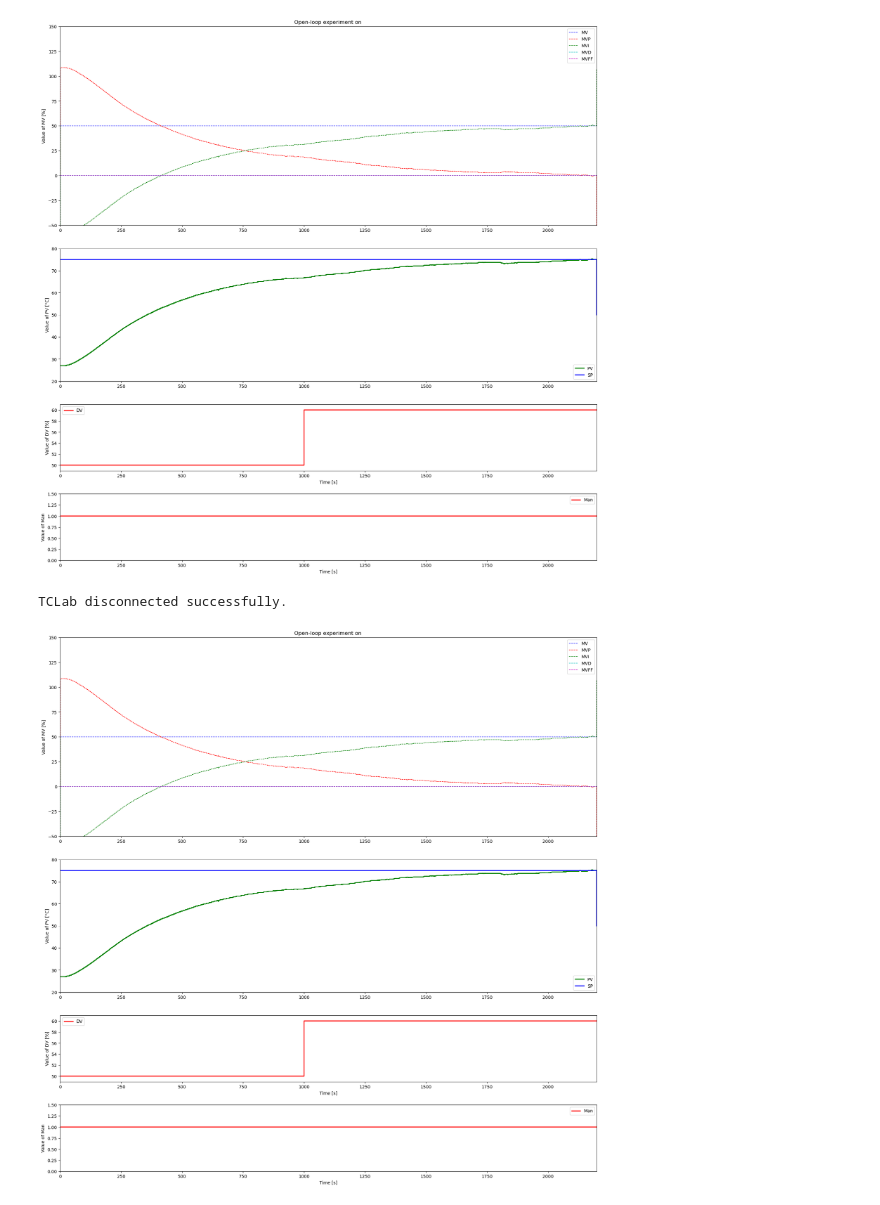
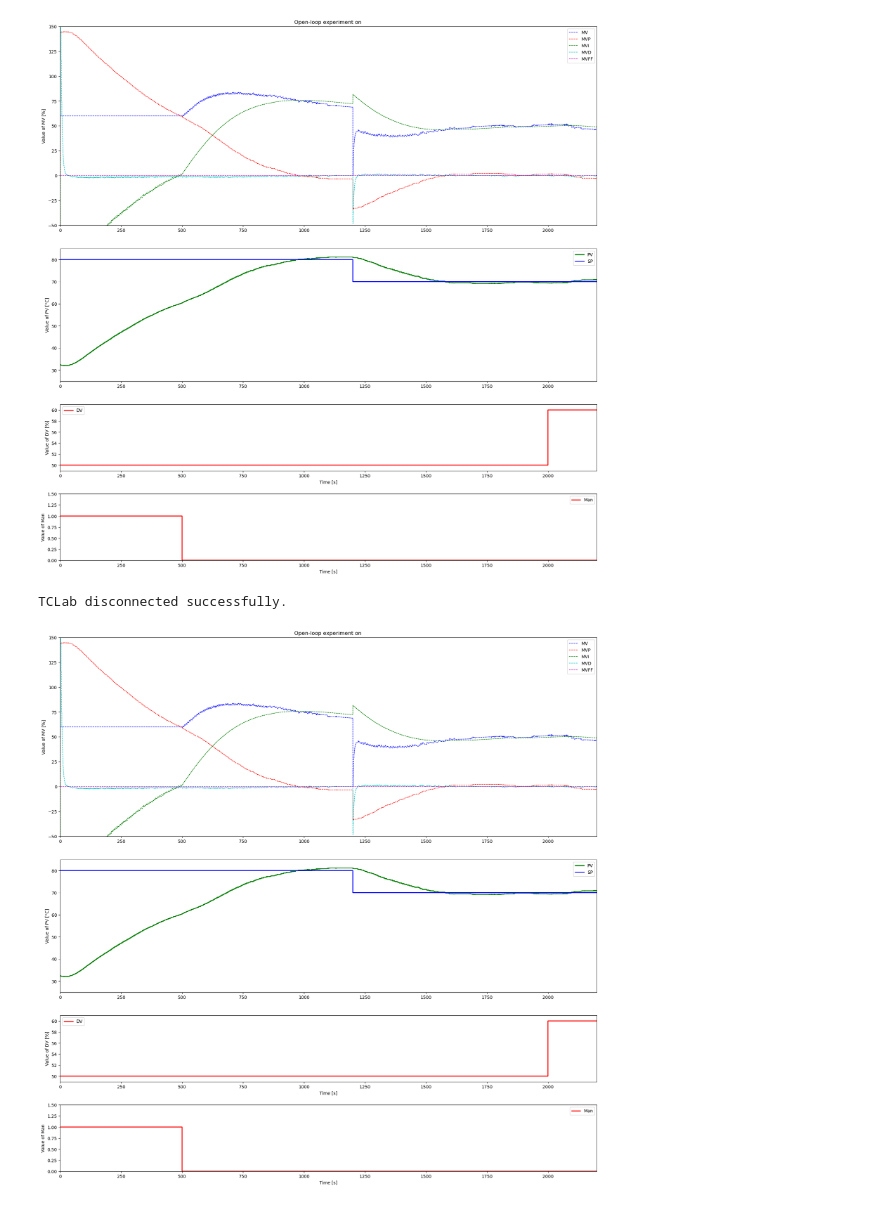
Before and after one commit to DaveTheDudeFromECAM/TCLab_DBR, a Jupyter notebook: dave/realtime.ipynb, the cells around one changed output. Cells and saved outputs as stored; diff of their text form; code cells hidden in the pictures.

```diff
--- a/dave/realtime.ipynb
+++ b/dave/realtime.ipynb
@@ -64,11 +50,11 @@ MVMax = 100
 # %%
-title = "OLP_NO_FF"
-ManPath = {0: True, TSim: True}                # Path for Man
-MVManPath = {0: MV0 , TSim : MV0}              #path for MVMan
-SPPath = {0: PV0, TSim: MV0}                   # Path for SP, always the same in most cases
-DVPath = {0: 50.0, 1000: 60, TSim: 60.0}       # Path for DV
-ActivateFF = False
-ManFF = True
+# title = "OLP_NO_FF"
+# ManPath = {0: True, TSim: True}                # Path for Man
+# MVManPath = {0: MV0 , TSim : MV0}              #path for MVMan
+# SPPath = {0: PV0, TSim: MV0}                   # Path for SP, always the same in most cases
+# DVPath = {0: 50.0, 1000: 60, TSim: 60.0}       # Path for DV
+# ActivateFF = False
+# ManFF = True
 
 # title = "OLP_FF"
 # ManPath = {0: True, TSim: True}               # Path for Man
@@ -78,13 +64,13 @@ ManFF = True
 # ActivateFF = True
 # ManFF = True
 
-# title = "CLP_NO_FF"
-# ManPath = {0:True, 500: False, TSim: False}   # Path for Man
-# MVManPath = {0: MV0+10, TSim: MV0+10}         # Path for MVMan
-# SPPath = {0: PV0+5, 1200:PV0-5, TSim: PV0-5}  # Path for SP, always the same in most cases
-# DVPath = {0: DV0, 2000: DV0+10, TSim: DV0+10} # Path for DV
-# ActivateFF = False
-# ManFF= False
+title = "CLP_NO_FF"
+ManPath = {0:True, 500: False, TSim: False}   # Path for Man
+MVManPath = {0: MV0+10, TSim: MV0+10}         # Path for MVMan
+SPPath = {0: PV0+5, 1200:PV0-5, TSim: PV0-5}  # Path for SP, always the same in most cases
+DVPath = {0: DV0, 2000: DV0+10, TSim: DV0+10} # Path for DV
+ActivateFF = False
+ManFF= False
 
 # title = "CLP_FF"                                # test done
 # ManPath = {0: True, 500: False,  TSim: False}   # Path for Man
@@ -202,34 +188,34 @@ for i in range(0,N):
         ax1.set_ylim(-50, 150)
         ax2.set_ylim(myRound(np.min(PV),5)-5, myRound(np.max(SP),5)+5)
         ax3.set_ylim(myRound(np.min(DV),5)-1, myRound(np.max(DV),5)+1)
         ax4.set_ylim(myRound(np.min(Man),5), myRound(np.max(Man),5)+1.5)
 
     display(fig)
 lab.close()
 
 #save TXT file
 now = datetime.now()
 date_time = now.strftime("%Y-%m-%d-%Hh%M")
 t = np.array(t)
 MV = np.array(MV)
 PV = np.array(PV)
 DV = np.array(DV)
 SP = np.array(SP)
 MVFF = np.array(MVFF)
 Man = np.array(Man)
 MVP= np.array(MVP)
 MVI = np.array(MVI)
 MVD = np.array(MVD)
 my_data = np.vstack((t.T,MV.T,MVP.T, MVI.T, MVD.T, SP.T, DV.T, Man.T, MVFF.T))
 my_data = my_data.T
-nameFile = 'REPORT/TCLAB_experiment_with_' + title + '_' + date_time + '.txt'
+nameFile = 'REPORT/TCLAB_experiment_with_' + title + '_' + date_time + '.txt'  -> original
 if not os.path.exists('REPORT'):
     os.makedirs('REPORT')
 np.savetxt(nameFile,my_data,delimiter=',',header='t,MV,MVP,MVI,MVD,SP,PV,DV,Man,MVFF',comments='')
 
 #save PLOT
 plt.savefig(nameFile + '.png',transparent=True)
 # %% [output]
-[figure, old version]
+[figure, new version]
 TCLab disconnected successfully.
-[figure, old version]
+[figure, new version]
```
Also changed, not shown: parts of 3 cells of this notebook, 11 other files.
